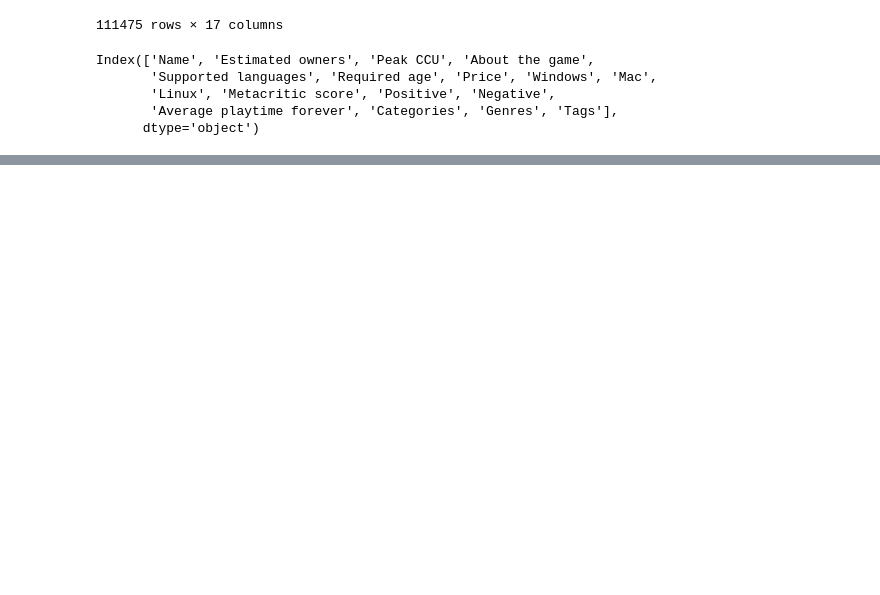
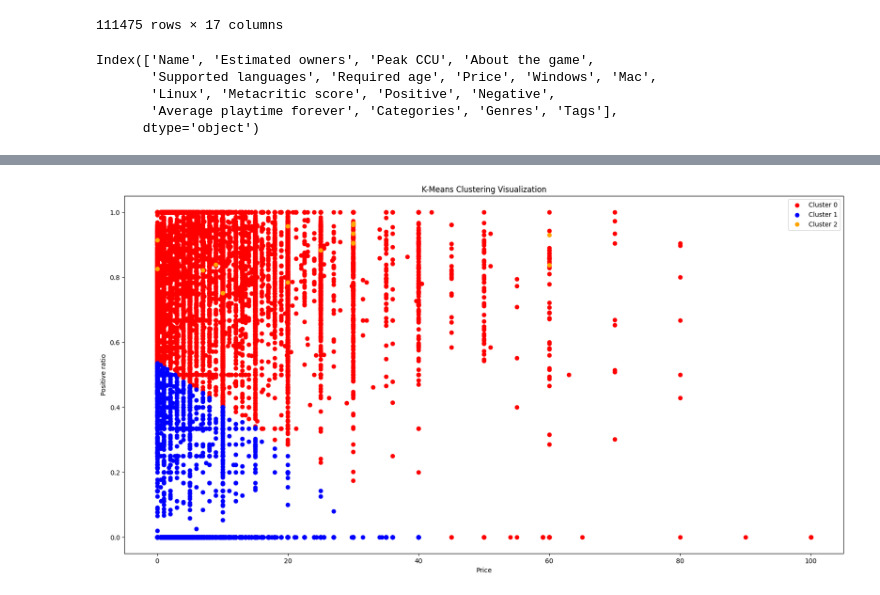
Before and after one commit to DhaniAM/k-means-clustering-TA, a Jupyter notebook: Analisa.ipynb, the cells around one changed output, grey strips where cells are left out. Cells and saved outputs as stored; diff of their text form; code cells hidden in the pictures; blank space fills up the shorter version.

```diff
--- a/Analisa.ipynb
+++ b/Analisa.ipynb
@@ -264,0 +334,4 @@ process_cluster(5)
+# %%
+show_plt('Price', 'Positive ratio', 20, 10)
+# %% [output]
+[figure, added]
```
Also changed, not shown: parts of 27 cells of this notebook.
